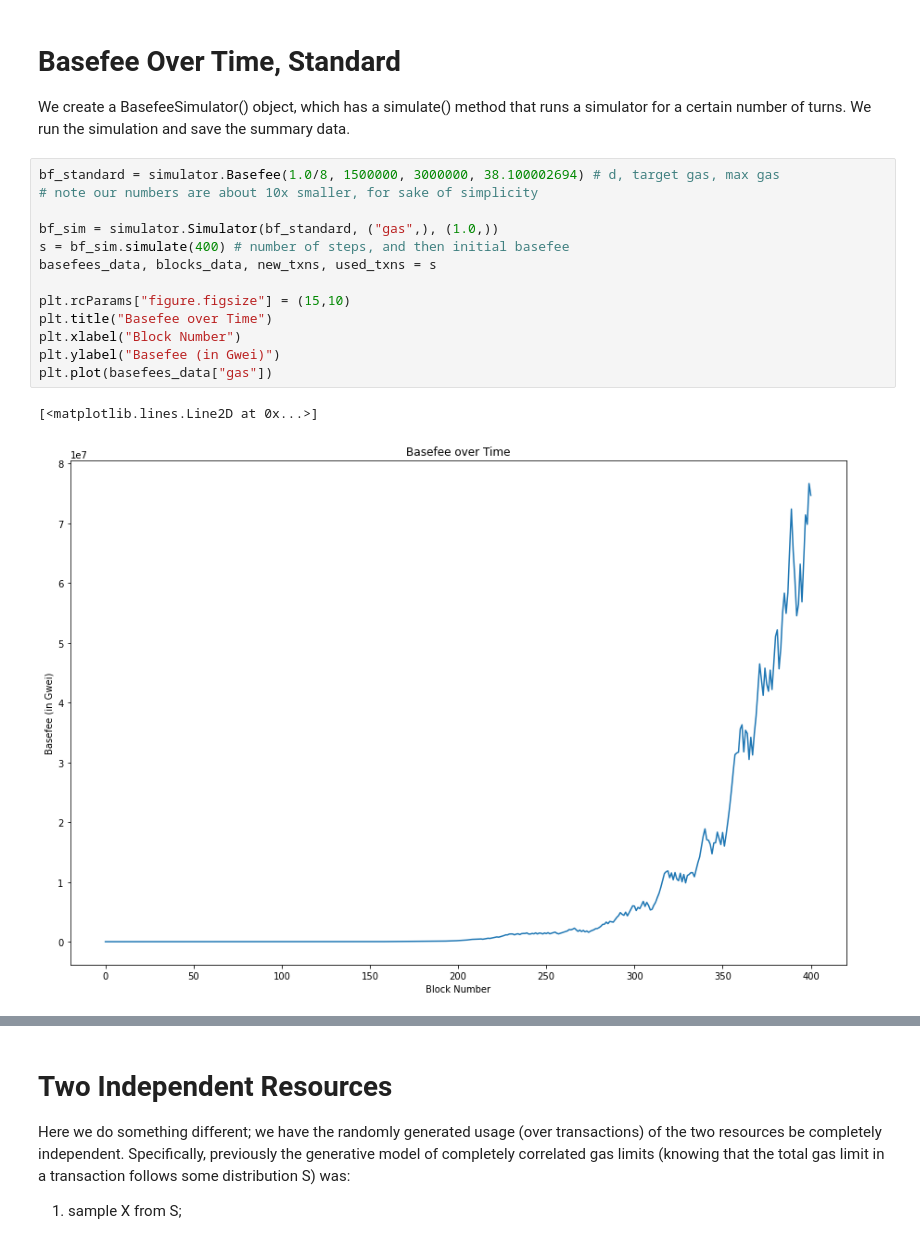
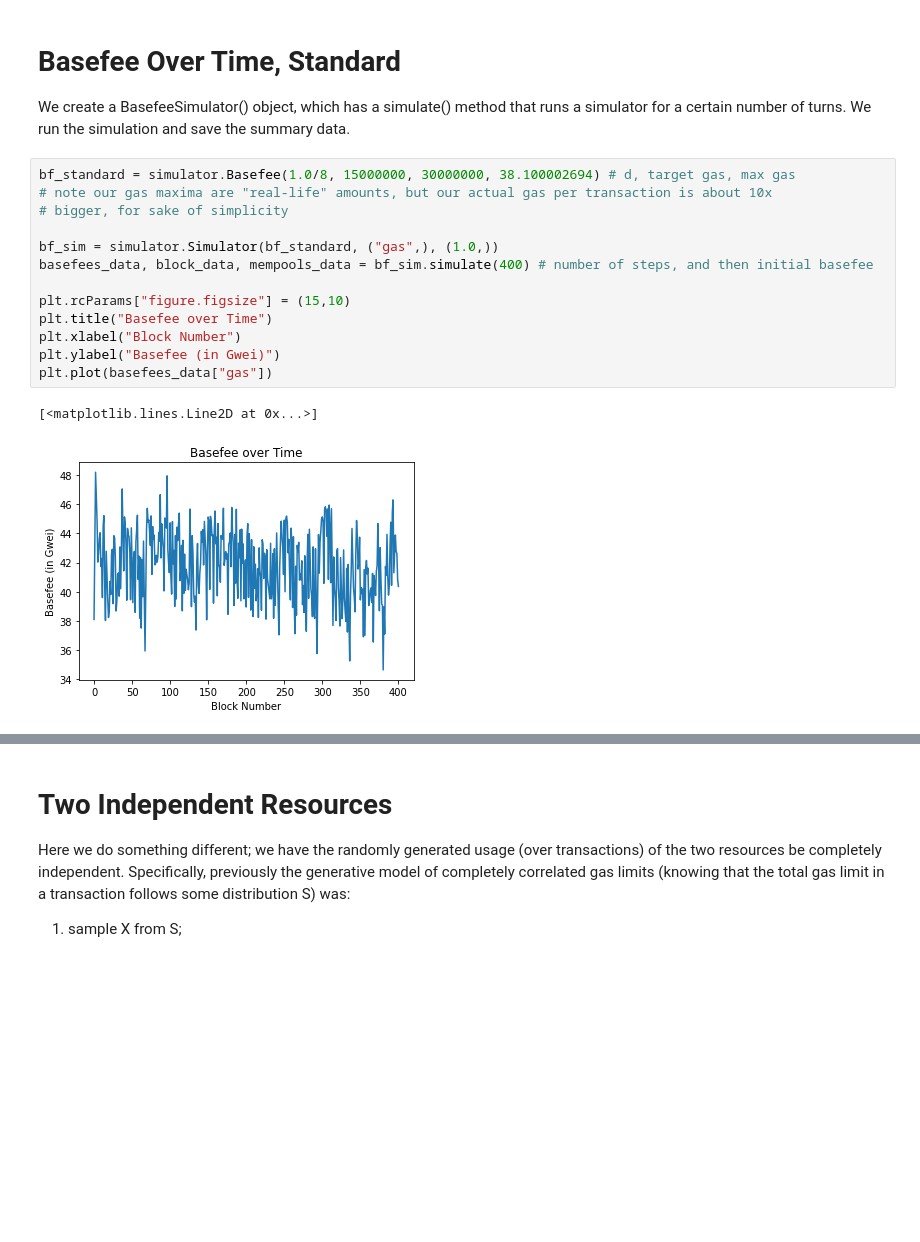
Before and after one commit to teohyikhaw/camcos, a Jupyter notebook: simulations/multi-1559.ipynb, the cells around one changed output, grey strips where cells are left out. Drawn from its saved outputs; the diff is of its cells as text; blank space fills up the shorter version.

```diff
--- a/simulations/multi-1559.ipynb
+++ b/simulations/multi-1559.ipynb
@@ -26,18 +24,18 @@ reload(simulator)
 
 We create a BasefeeSimulator() object, which has a simulate() method that runs a simulator for a certain number of turns. We run the simulation and save the summary data.
 # %%
-bf_standard = simulator.Basefee(1.0/8, 1500000, 3000000, 38.100002694) # d, target gas, max gas
-# note our numbers are about 10x smaller, for sake of simplicity
+bf_standard = simulator.Basefee(1.0/8, 15000000, 30000000, 38.100002694) # d, target gas, max gas
+# note our gas maxima are "real-life" amounts, but our actual gas per transaction is about 10x
+# bigger, for sake of simplicity
 
 bf_sim = simulator.Simulator(bf_standard, ("gas",), (1.0,))
-s = bf_sim.simulate(400) # number of steps, and then initial basefee
-basefees_data, blocks_data, new_txns, used_txns = s
+basefees_data, block_data, mempools_data = bf_sim.simulate(400) # number of steps, and then initial basefee
 
 plt.rcParams["figure.figsize"] = (15,10)
 plt.title("Basefee over Time")
 plt.xlabel("Block Number")
 plt.ylabel("Basefee (in Gwei)")
 plt.plot(basefees_data["gas"])
 # %% [output]
 [<matplotlib.lines.Line2D at 0x...>]
-[figure, old version]
+[figure, new version]
```
Also changed, not shown: parts of 8 cells of this notebook, 1 other file.
